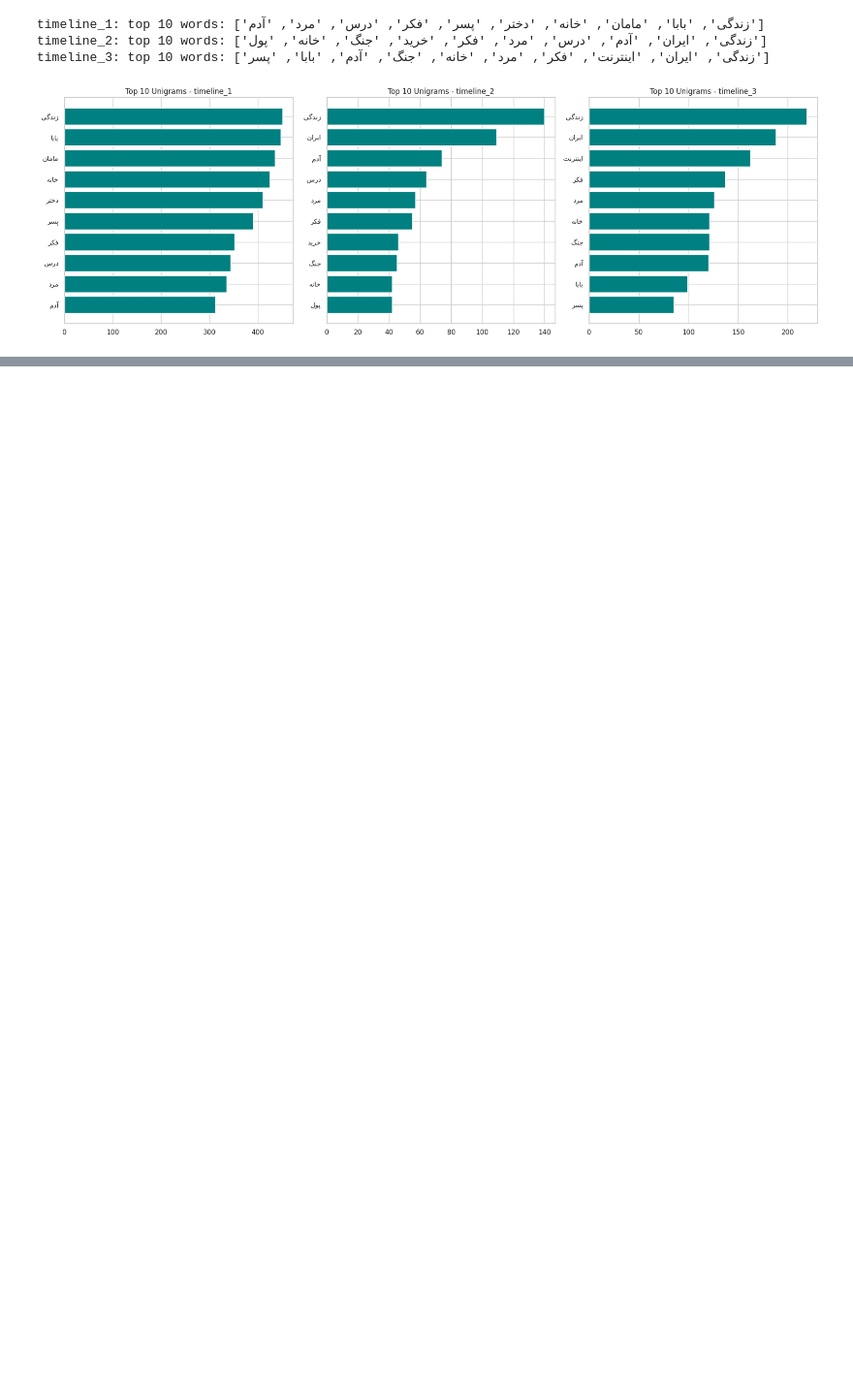
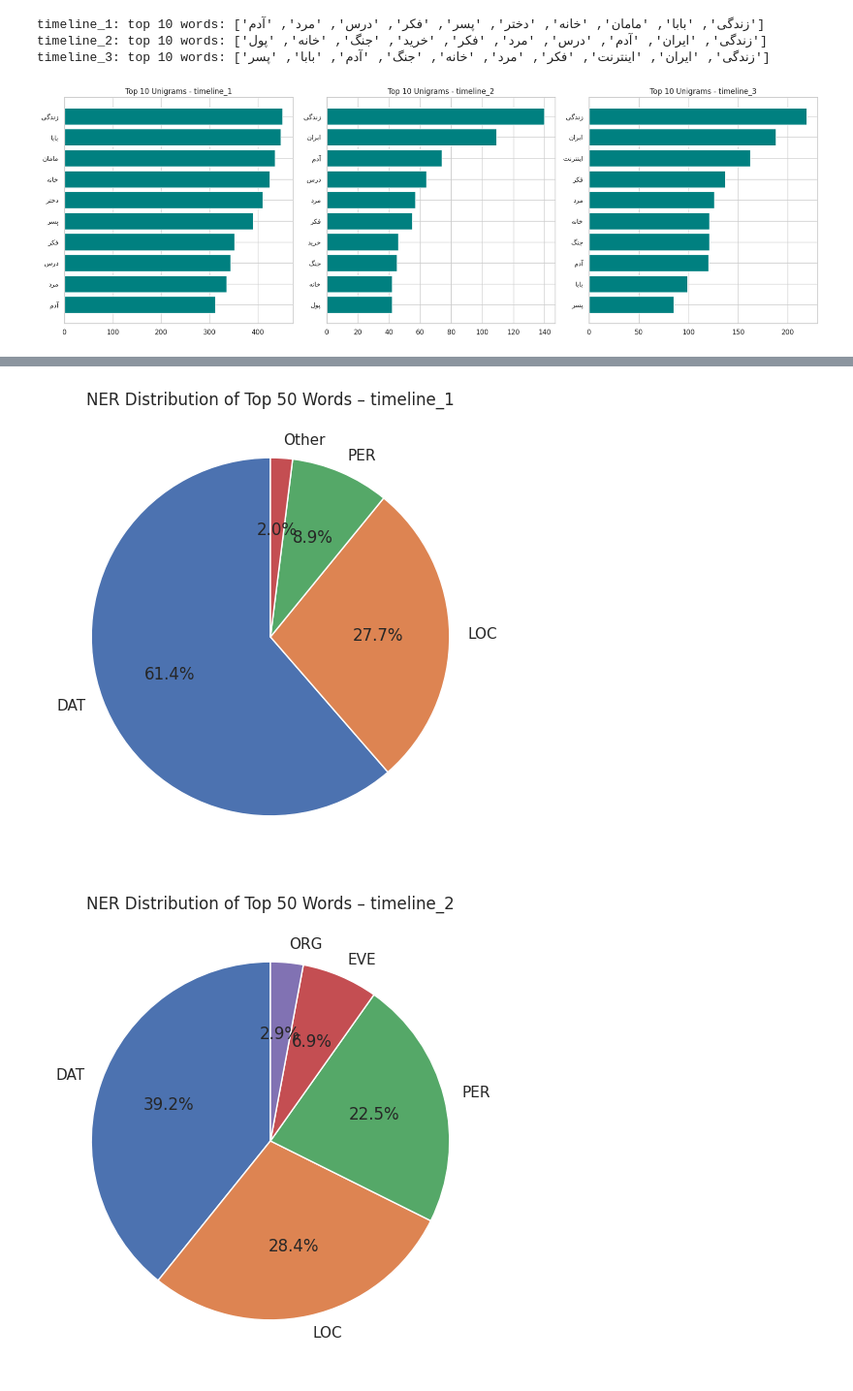
Before and after one commit to MohammadErfanRashidi/Farsi-Tweets-Analysis, a Jupyter notebook: notebooks/eda.ipynb, the cells around one changed output, grey strips where cells are left out. Shown at 97% size. Drawn from its saved outputs; the diff is of its cells as text; code cells hidden in the pictures; blank space fills up the shorter version.

```diff
--- a/notebooks/eda.ipynb
+++ b/notebooks/eda.ipynb
@@ -169,0 +192,8 @@ ner_model = NER()
+# %%
+# NER
+ner_results = batch_process(
+    lambda t: ner_model(t[:400]) if isinstance(t, str) and t.strip() else [],
+    all_samples_texts, batch_size = 100, sleep_sec = 2.0, desc = 'NER'
+)
+
+text_to_ner = dict(zip(all_samples_texts, ner_results))
@@ -169,0 +243,36 @@ ner_model = NER()
+# %%
+tl_ner_counts = {tl: Counter() for tl in TOP_WORDS_PRE_TL}
+
+for tl, top_words in TOP_WORDS_PRE_TL.items():
+    for word in top_words:
+        for text in word_samples[word]:
+            entities = text_to_ner.get(text, [])
+            for ent_text, label in entities:
+                if word in ent_text.split():
+                    tl_ner_counts[tl][label] += 1
+
+# Convert to percentage per timeline
+for tl, cnt in tl_ner_counts.items():
+    total = sum(cnt.values())
+    if total == 0:
+        print(f"{tl}: no NER data")
+        continue
+    tags_sorted = cnt.most_common()
+    ner_dist = {}
+    other = 0
+    for tag, count in tags_sorted:
+        pct = count / total * 100
+        if pct < 2:
+            other += count
+        else:
+            ner_dist[tag] = pct
+    if other > 0:
+        ner_dist['Other'] = other / total * 100
+    plt.figure(figsize=(6,6))
+    labels = [reshape_persian(tag) if tag in ['PER','ORG','LOC'] else tag for tag in ner_dist.keys()]
+    plt.pie(ner_dist.values(), labels=labels, autopct='%1.1f%%', startangle=90)
+    plt.title(f'NER Distribution of Top 50 Words – {tl}')
+    plt.show()
+# %% [output]
+[figure, added]
+[figure, added]
```
Also changed, not shown: parts of 10 cells of this notebook, 11 other files.
